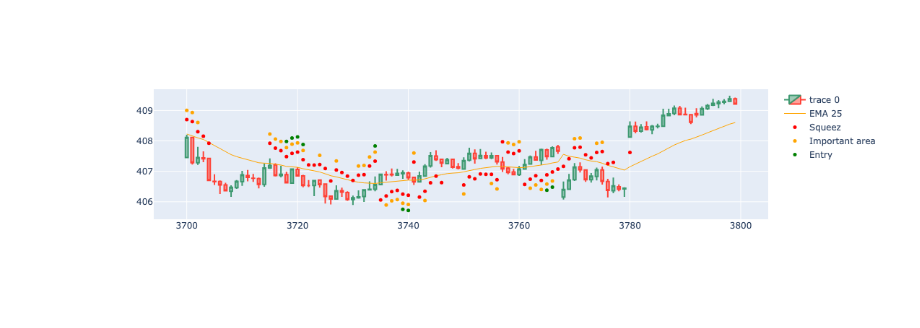
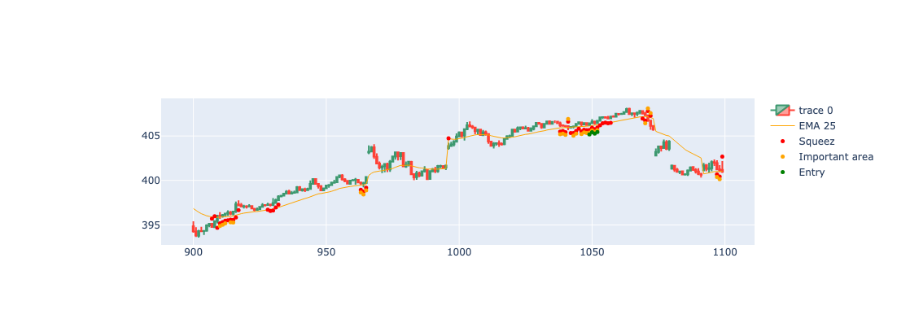
Before and after one commit to gastoncs/jupyter-docker, a Jupyter notebook: app/src/backtesting/squeez/squeez_pattern_v3.ipynb, the cells around one changed output. Cells and saved outputs as stored; diff of their text form; code cells hidden in the pictures.

```diff
--- a/app/src/backtesting/squeez/squeez_pattern_v3.ipynb
+++ b/app/src/backtesting/squeez/squeez_pattern_v3.ipynb
@@ -243,36 +224,37 @@ def squezzeArea(x):
     else:
         return np.nan
 
-df['squezzeArea'] = df.apply(lambda row: squezzeArea(row), axis=1)
-df['squeezeCloseToEmaArea'] = df.apply(lambda row: squeezeCloseToEmaArea(row), axis=1)
-df['posibleBreakArea'] = df.apply(lambda row: posibleBreakArea(row), axis=1)
+with pd.option_context("mode.copy_on_write", True):
+    df['squezzeArea'] = df.apply(lambda row: squezzeArea(row), axis=1)
+    df['squeezeCloseToEmaArea'] = df.apply(lambda row: squeezeCloseToEmaArea(row), axis=1)
+    df['posibleBreakArea'] = df.apply(lambda row: posibleBreakArea(row), axis=1)
 # %%
 import plotly.io as pio
 import plotly.graph_objects as go
 
-dfpl = df[3700:3800]
+dfpl = df[900:1100]
 
 fig = go.Figure(
     data=[
         go.Candlestick(
             x=dfpl.index,
             open=dfpl['open_5min'],
             high=dfpl['high_5min'],
             low=dfpl['low_5min'],
             close=dfpl['close_5min']),
         go.Scatter(
             x=dfpl.index,
-            y=dfpl['ema25'],
+            y=dfpl['ema25_5min'],
             line=dict(color='orange', width=1),
             name="EMA 25"),
     ]
 )
 
 fig.add_scatter(x=dfpl.index, y=dfpl['squezzeArea'], mode="markers", marker=dict(size=5, color="red"), name="Squeez")
 fig.add_scatter(x=dfpl.index, y=dfpl['squeezeCloseToEmaArea'], mode="markers", marker=dict(size=5, color="orange"), name="Important area")
 fig.add_scatter(x=dfpl.index, y=dfpl['posibleBreakArea'], mode="markers", marker=dict(size=5, color="green"), name="Entry")
 
 fig.update_layout(xaxis_rangeslider_visible=False)
 fig.show()
 # %% [output]
-[figure, old version]
+[figure, new version]
```
Also changed, not shown: parts of 3 cells of this notebook, 3 other files.
